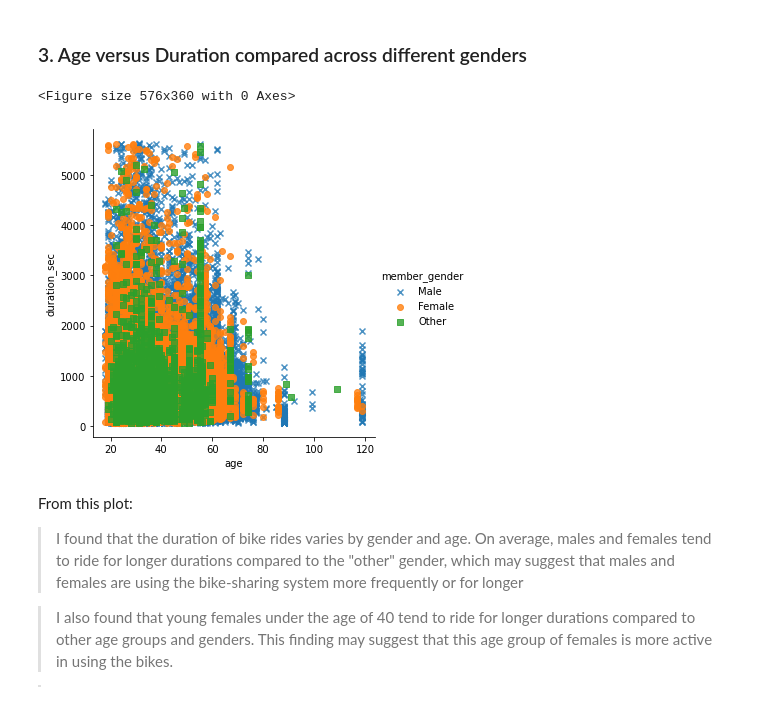
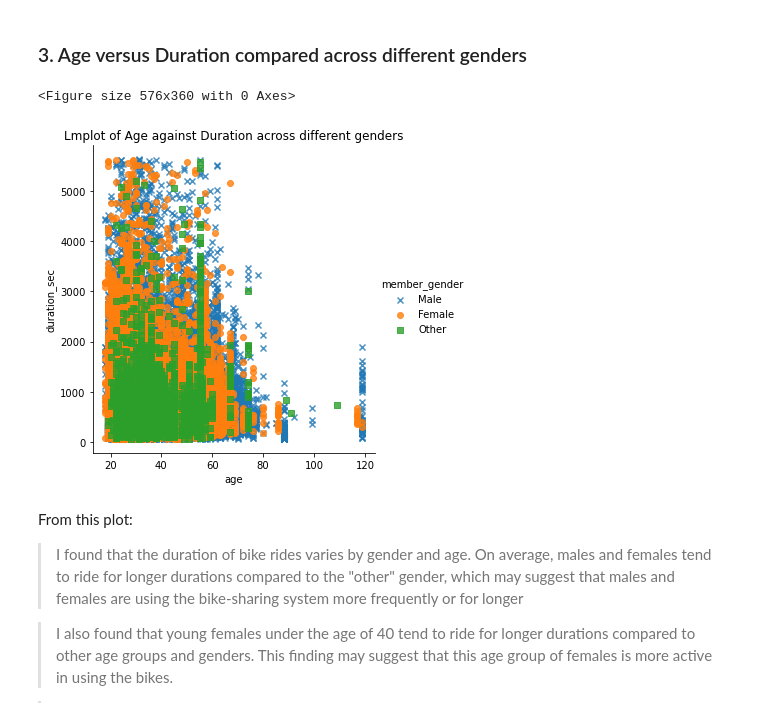
Before and after one commit to spkibe/Communicate_Data-_Findings, a Jupyter notebook: Part_II_slide_deck_Ford_GoBike_Analysis.ipynb, the cells around one changed output. Cells and saved outputs as stored; diff of their text form; code cells hidden in the pictures.

```diff
--- a/Part_II_slide_deck_Ford_GoBike_Analysis.ipynb
+++ b/Part_II_slide_deck_Ford_GoBike_Analysis.ipynb
@@ -124,12 +126,13 @@ plt.show()
 # %%
 plt.figure(figsize=(8, 5))
 sns.lmplot(x='age', y='duration_sec', hue='member_gender',
            markers=['x', 'o', 's'],
            fit_reg=False, data=df_no_outliers)
+plt.title("Lmplot of Age against Duration across different genders")
 plt.show()
 # %% [output]
 <Figure size 576x360 with 0 Axes>
-[figure, old version]
+[figure, new version]
 # %% [markdown]
 From this plot:
 >  I found that the duration of bike rides varies by gender and age. On average, males and females tend to ride for longer durations compared to the "other" gender, which may suggest that males and females are using the bike-sharing system more frequently or for longer
```
Also changed, not shown: parts of 3 cells of this notebook, 3 other files.
